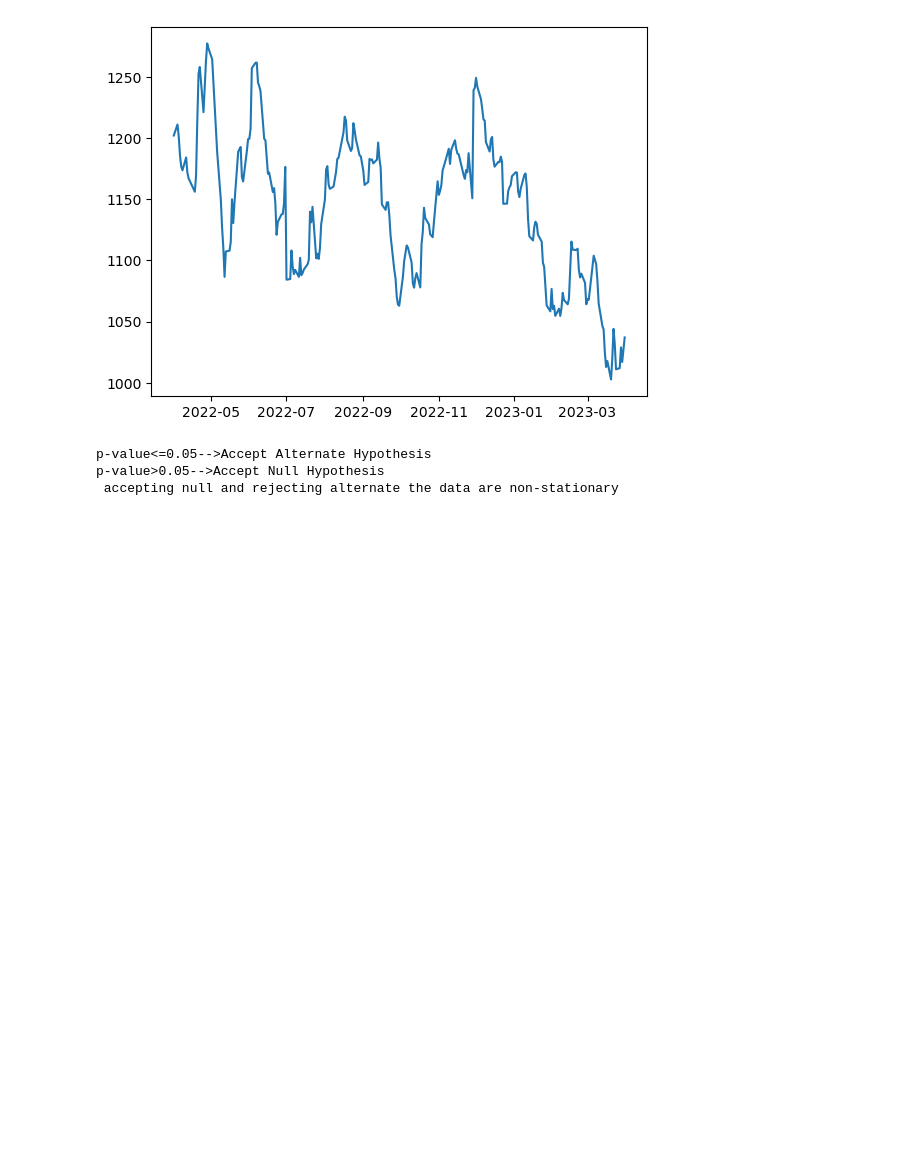
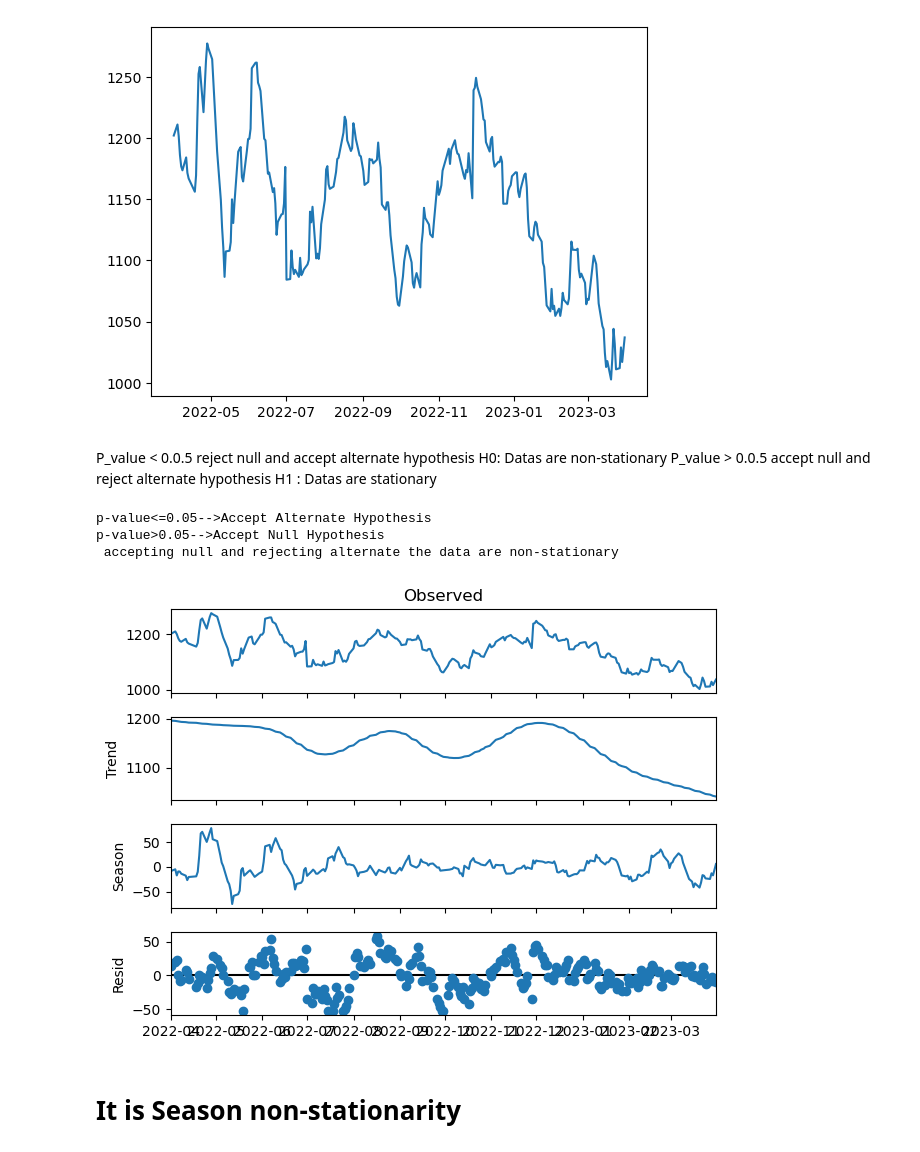
Before and after one commit to Roselinstanley/Time-Series-Analysis, a Jupyter notebook: Checkstationaryornot.ipynb, the cells around one changed output. Saved outputs shown, nothing was run; the diff lists cells and outputs as text; code cells hidden in the pictures; blank space fills up the shorter version.

```diff
--- a/Checkstationaryornot.ipynb
+++ b/Checkstationaryornot.ipynb
@@ -72,3 +69,6 @@ P_value > 0.0.5 accept null and reject alternate hypothesis     H1 : Datas are s
+# %% [markdown]
+P_value < 0.0.5 reject null and accept alternate hypothesis     H0: Datas are non-stationary
+P_value > 0.0.5 accept null and reject alternate hypothesis     H1 : Datas are stationary
 # %%
 Statistic=result[0]
 p_value=result[1]
@@ -83,3 +83,13 @@ else:
 p-value<=0.05-->Accept Alternate Hypothesis
 p-value>0.05-->Accept Null Hypothesis
  accepting null and rejecting alternate the data are non-stationary
+# %%
+from statsmodels.tsa.seasonal import STL
+
+decomposition = STL(stk_dataset["Low"], period=30).fit()  # Set `period` based on known seasonality
+decomposition.plot()
+plt.show()
+# %% [output]
+[figure, added]
+# %% [markdown]
+# It is Season non-stationarity
```
Also changed, not shown: parts of 1 cell of this notebook.
